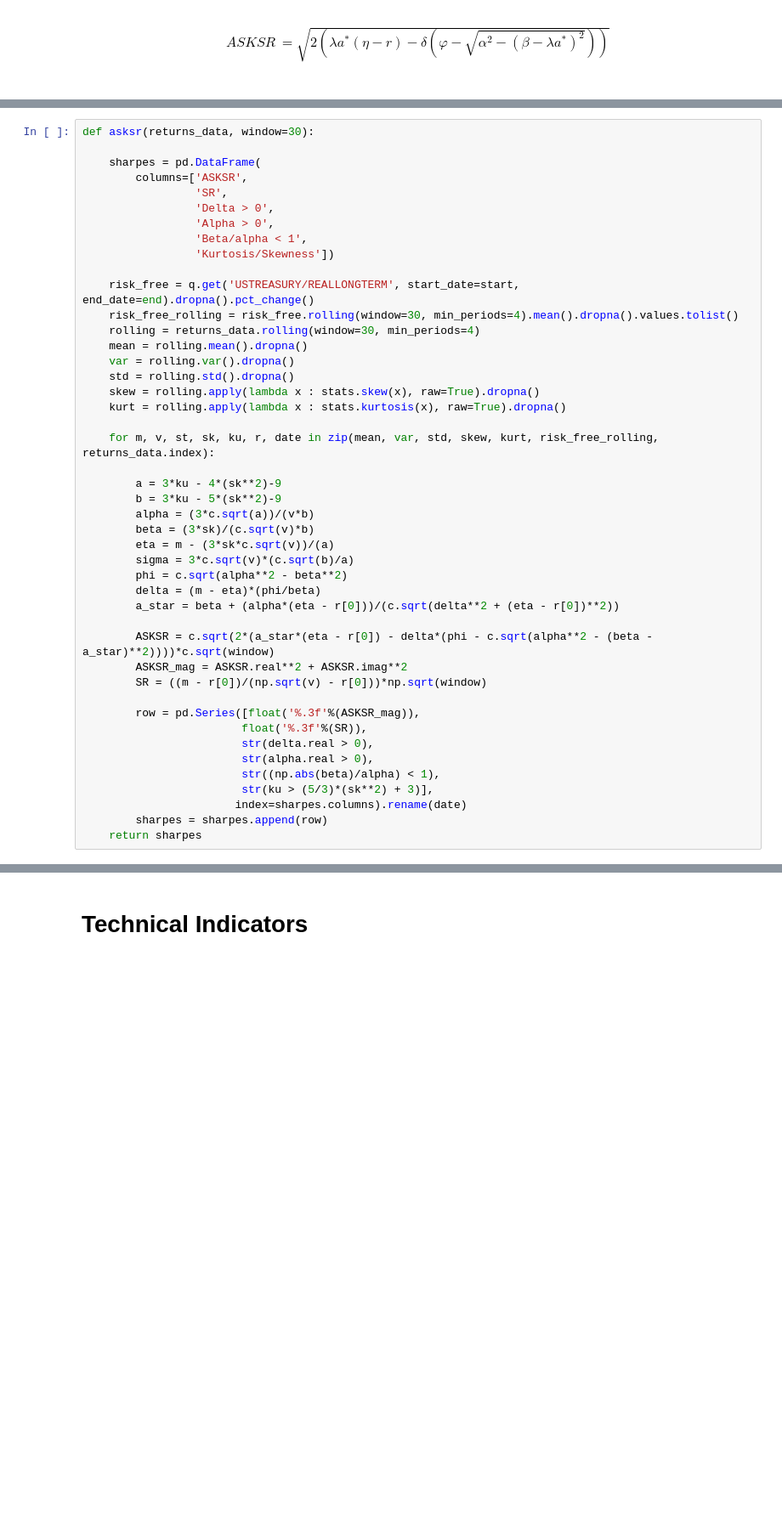
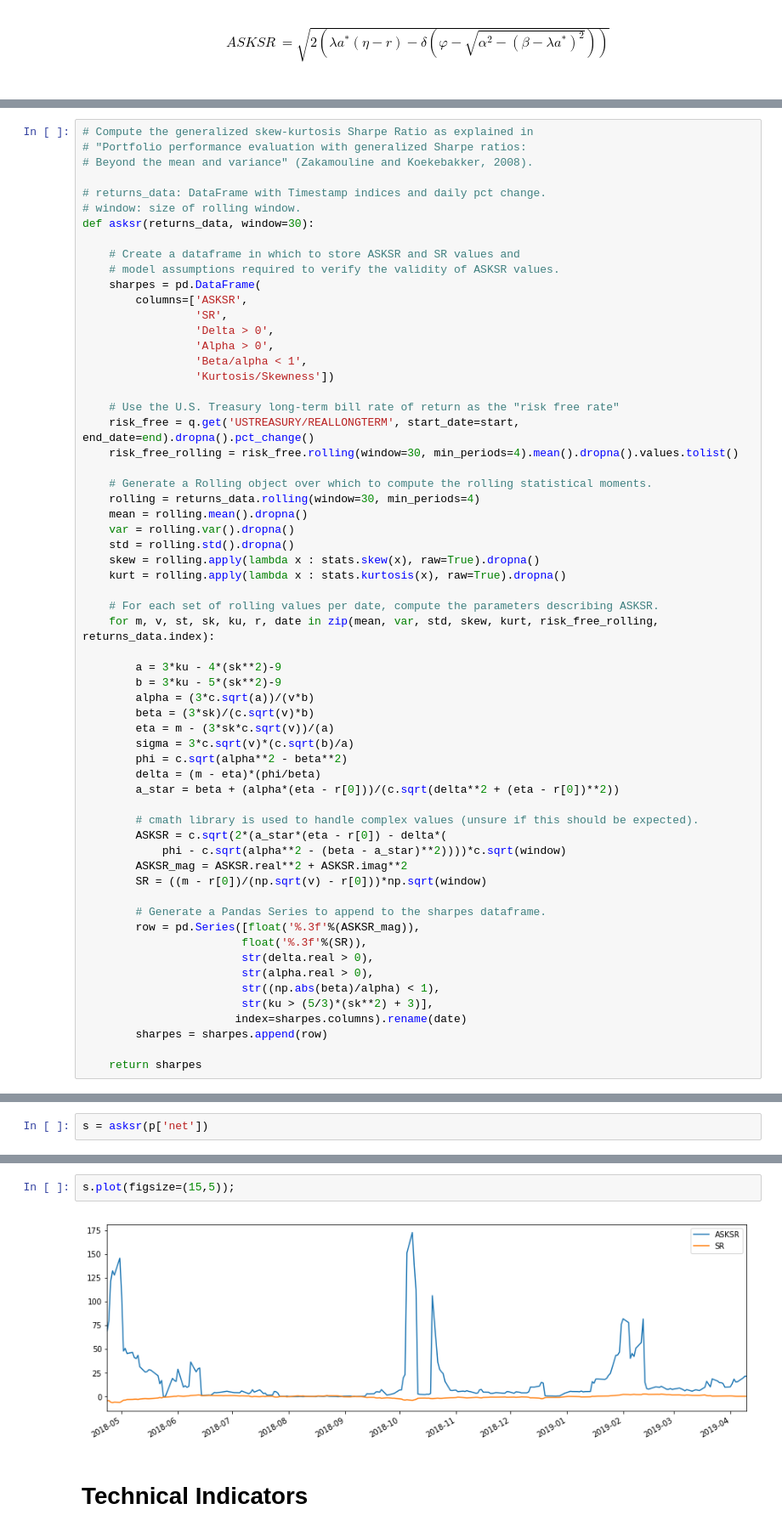
Before and after one commit to Hesiod-Labs/HYPAR, a Jupyter notebook: HYPAR.ipynb, the cells around one changed output, grey strips where cells are left out. Shown at 85% size. Cells and saved outputs as stored; diff of their text form; blank space fills up the shorter version.

Commit message:
Minor Clarifications for ASKSR
Added comments for asksr() method to clarify. Still need to comment out remainder of methods, however.

```diff
--- a/HYPAR.ipynb
+++ b/HYPAR.ipynb
@@ -462,6 +467,14 @@ Use average of long-term treasury rate for the observed time period:
 # %%
+# Compute the generalized skew-kurtosis Sharpe Ratio as explained in
+# "Portfolio performance evaluation with generalized Sharpe ratios:
+# Beyond the mean and variance" (Zakamouline and Koekebakker, 2008).
+
+# returns_data: DataFrame with Timestamp indices and daily pct change.
+# window: size of rolling window.
 def asksr(returns_data, window=30):
 
+    # Create a dataframe in which to store ASKSR and SR values and
+    # model assumptions required to verify the validity of ASKSR values.
     sharpes = pd.DataFrame(
         columns=['ASKSR',
                  'SR',
@@ -470,8 +483,11 @@ def asksr(returns_data, window=30):
                  'Beta/alpha < 1',
                  'Kurtosis/Skewness'])
 
+    # Use the U.S. Treasury long-term bill rate of return as the "risk free rate"
     risk_free = q.get('USTREASURY/REALLONGTERM', start_date=start, end_date=end).dropna().pct_change()
     risk_free_rolling = risk_free.rolling(window=30, min_periods=4).mean().dropna().values.tolist()
+
+    # Generate a Rolling object over which to compute the rolling statistical moments.
     rolling = returns_data.rolling(window=30, min_periods=4)
     mean = rolling.mean().dropna()
     var = rolling.var().dropna()
@@ -479,6 +495,7 @@ def asksr(returns_data, window=30):
     skew = rolling.apply(lambda x : stats.skew(x), raw=True).dropna()
     kurt = rolling.apply(lambda x : stats.kurtosis(x), raw=True).dropna()
 
+    # For each set of rolling values per date, compute the parameters describing ASKSR.
     for m, v, st, sk, ku, r, date in zip(mean, var, std, skew, kurt, risk_free_rolling, returns_data.index):
 
         a = 3*ku - 4*(sk**2)-9
@@ -491,10 +508,13 @@ def asksr(returns_data, window=30):
         delta = (m - eta)*(phi/beta)
         a_star = beta + (alpha*(eta - r[0]))/(c.sqrt(delta**2 + (eta - r[0])**2))
 
-        ASKSR = c.sqrt(2*(a_star*(eta - r[0]) - delta*(phi - c.sqrt(alpha**2 - (beta - a_star)**2))))*c.sqrt(window)
+        # cmath library is used to handle complex values (unsure if this should be expected).
+        ASKSR = c.sqrt(2*(a_star*(eta - r[0]) - delta*(
+            phi - c.sqrt(alpha**2 - (beta - a_star)**2))))*c.sqrt(window)
         ASKSR_mag = ASKSR.real**2 + ASKSR.imag**2
         SR = ((m - r[0])/(np.sqrt(v) - r[0]))*np.sqrt(window)
 
+        # Generate a Pandas Series to append to the sharpes dataframe.
         row = pd.Series([float('%.3f'%(ASKSR_mag)),
                         float('%.3f'%(SR)),
                         str(delta.real > 0),
@@ -503,5 +523,6 @@ def asksr(returns_data, window=30):
                         str(ku > (5/3)*(sk**2) + 3)],
                        index=sharpes.columns).rename(date)
         sharpes = sharpes.append(row)
+
     return sharpes
 # %%
@@ -577,0 +548,2 @@ asksr()
+# %%
+s = asksr(p['net'])
@@ -578,3 +564,7 @@ asksr()
+# %%
+s.plot(figsize=(15,5));
+# %% [output]
+[figure, added]
 # %% [markdown]
 # Technical Indicators
 # %% [markdown]
```
Also changed, not shown: parts of 17 cells of this notebook.
